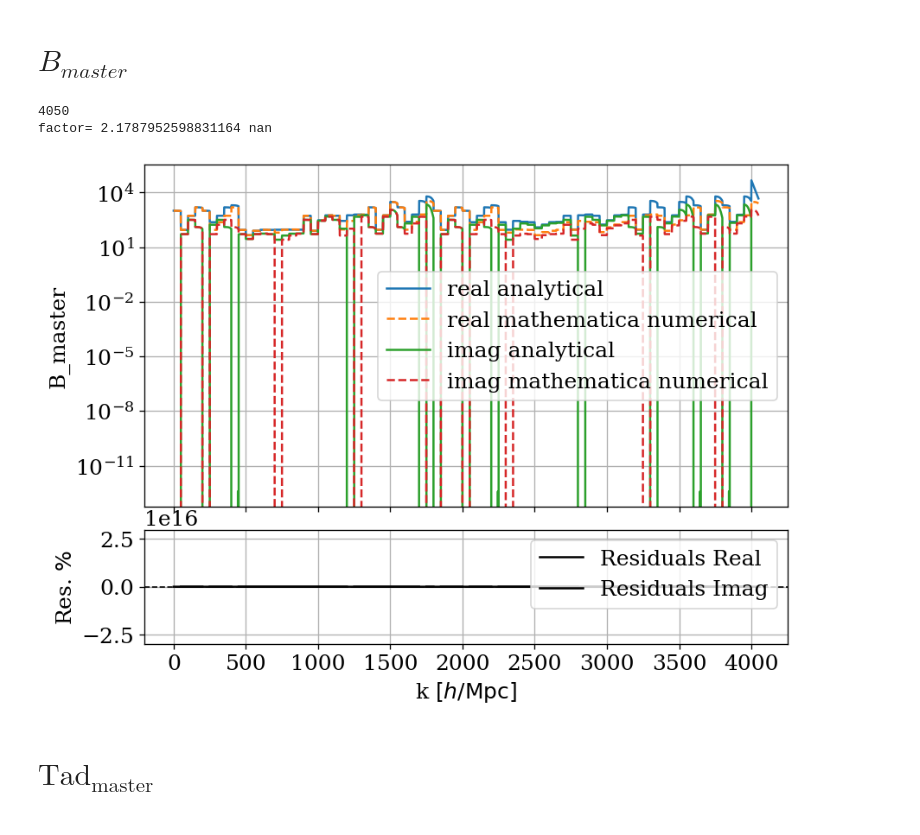
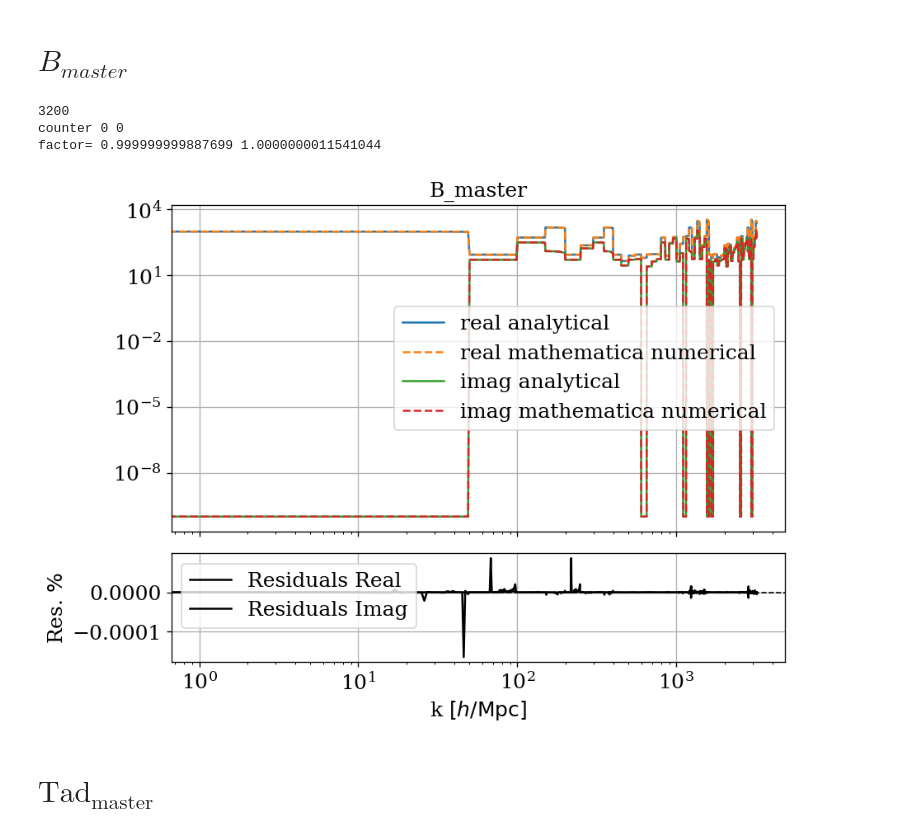
Before and after one commit to Fynn1410/class-bispectrum-png, a Jupyter notebook: notebooks/One-Loop-Bispectrum-Loops-Integrals_Test.ipynb, the cells around one changed output. Saved outputs shown, nothing was run; the diff lists cells and outputs as text; code cells hidden in the pictures.

```diff
--- a/notebooks/One-Loop-Bispectrum-Loops-Integrals_Test.ipynb
+++ b/notebooks/One-Loop-Bispectrum-Loops-Integrals_Test.ipynb
@@ -66,7 +129,7 @@ def compare_integrals(x1, x2, y1real, y1imag, y2real, y2imag, ylabel):
     ax1.plot(x1, np.abs(y1imag), label="imag analytical")
     ax1.plot(x2, np.abs(y2imag), ls="--", label="imag mathematica numerical")
     ax1.set_yscale("log")
-    ax1.set_ylabel(rf"{ylabel}")
+    ax1.set_title(rf"{ylabel}")
     ax1.legend()
     ax1.grid()
     ax1.tick_params(labelbottom=False)  # Hide x-axis labels for top plot
@@ -78,7 +141,7 @@ def compare_integrals(x1, x2, y1real, y1imag, y2real, y2imag, ylabel):
     ax2.plot(x1, (residuals_imag), color='black', label="Residuals Imag")
     ax2.set_xlabel(rf"k $\left[h/\mathrm{{Mpc}}\right]$")
     ax2.set_ylabel(r"Res. $\%$")
-    #ax2.set_yscale("log")
+    ax2.set_xscale("log")
     ax2.legend()
     ax2.grid()
 # %% [markdown]
@@ -108,7 +171,6 @@ k2_UV_n = np.array([1e-4, 6.9e-2, 8.2e-3, 1.3e-3, 1.35e-5, -6.9e-2, -8.2e-3, -1.
 
 M_n = -k2_peak_n + 1j*k2_UV_n
 M_n[0] = 1e-4 + 1j*0.
-M_n[5] = 1e-4 + 1j*0.
 # %%
 k_size = 50
 z_size = 1
@@ -137,38 +199,54 @@ B_master_mathematica = np.array(pd.read_csv(dir+"/B_master_integral/B_master_mat
 
 M1_arr = B_master_mathematica[:,0]
 M2_arr = B_master_mathematica[:,1]
 k_math = B_master_mathematica[:,2]
 B_math_real = B_master_mathematica[:,3]
 B_math_imag = B_master_mathematica[:,4]
 
 k_len = len(k_math)
 M1_len = len(M1_arr)
 M2_len = len(M2_arr)
 print(k_len)
 
 B_master_arr = np.zeros(k_len, dtype=complex)
 x = np.arange(k_len)
 
 for idx in range(k_len):
     k_in = k_math[idx]
     M1_idx = int(M1_arr[idx])
     M2_idx = int(M2_arr[idx])
     B_master_arr[idx] = LambdaCDM.get_B_master(k_in**2, M_n[M1_idx], M_n[M2_idx])
 
 
 #x1 = k/h
 x2 = k_math/h
 y1real = B_master_arr.real
-y1imag = B_master_arr.imag
+y1imag = B_master_arr.imag + 1e-10
 y2real = B_math_real
-y2imag = B_math_imag
+y2imag = B_math_imag + 1e-10
 ylabel = "B_master"
 
+chireal = np.abs(y1real/y2real-1)
+chiimag = np.abs(y1imag/y2imag-1)
+
+val = 0.0025
+real_count = 0
+imag_count = 0
+for i in range(len(chiimag)):
+    if chireal[i]>val:
+        real_count += 1
+        print("real", M1_arr[i], M2_arr[i])
+    if chiimag[i]>val:
+        imag_count += 1
+        print("imag", M1_arr[i], M2_arr[i])
+
+print("counter", real_count, imag_count)
 compare_integrals(x, x, y1real, y1imag, y2real, y2imag, ylabel)
 # %% [output]
-4050
-factor= 2.1787952598831164 nan
+3200
+counter 0 0
+factor= 0.999999999887699 1.0000000011541044
-[figure, old version]
+[figure, new version]
 # %% [markdown]
 # $\text{Tad}_\text{master}$
 # %%
```
Also changed, not shown: parts of 14 cells of this notebook, 4 other files.
